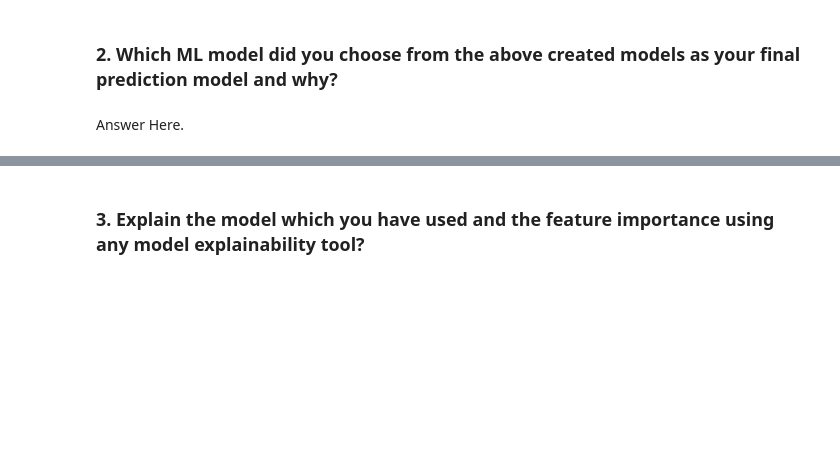
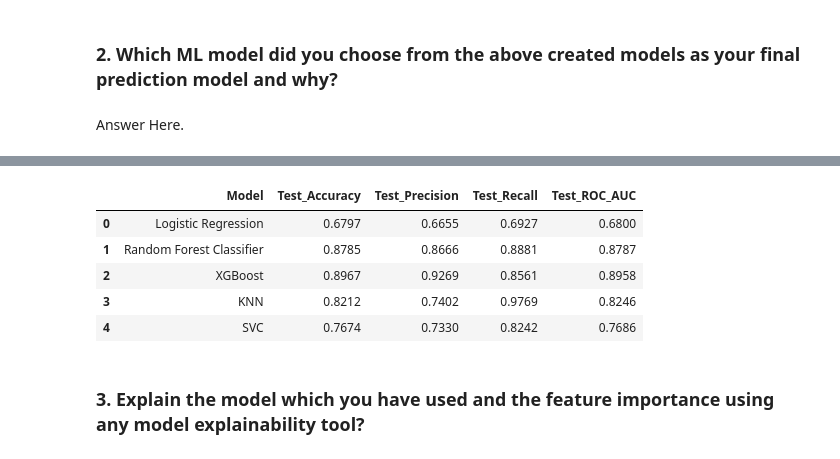
Before and after one commit to Shraddha6999/CARDIOVASCULAR-RISK-PREDICTION-, a Jupyter notebook: Cardiovascular_Risk_Prediction.ipynb, the cells around one changed output, grey strips where cells are left out. Saved outputs shown, nothing was run; the diff lists cells and outputs as text; code cells hidden in the pictures; blank space fills up the shorter version.

```diff
--- a/Cardiovascular_Risk_Prediction.ipynb
+++ b/Cardiovascular_Risk_Prediction.ipynb
@@ -1947,3 +1990,28 @@ Answer Here.
+# %%
+# Storing metrics in order to make dataframe of metrics
+# (after cross validation and hyperparameter tuning)
+Model          = ["Logistic Regression", "Random Forest Classifier", "XGBoost", "KNN", "SVC"]
+Test_Accuracy  = [0.6797,0.8785,0.8967,0.8212,0.7674]
+Test_Precision = [0.6655,0.8666,0.9269,0.7402,0.7330]
+Test_Recall    = [0.6927,0.8881,0.8561,0.9769,0.8242]
+Test_ROC_AUC   = [0.6800,0.8787,0.8958,0.8246,0.7686]
+# Create dataframe from the lists
+data = {'Model' : Model,
+        'Test_Accuracy'  : Test_Accuracy,
+        'Test_Precision' : Test_Precision,
+        'Test_Recall'    : Test_Recall,
+        'Test_ROC_AUC'   : Test_ROC_AUC}
+Metric_df = pd.DataFrame(data)
+
+# Printing dataframe
+Metric_df
+# %% [output]
+|  | Model | Test_Accuracy | Test_Precision | Test_Recall | Test_ROC_AUC |
+| 0 | Logistic Regression | 0.6797 | 0.6655 | 0.6927 | 0.6800 |
+| 1 | Random Forest Classifier | 0.8785 | 0.8666 | 0.8881 | 0.8787 |
+| 2 | XGBoost | 0.8967 | 0.9269 | 0.8561 | 0.8958 |
+| 3 | KNN | 0.8212 | 0.7402 | 0.9769 | 0.8246 |
+| 4 | SVC | 0.7674 | 0.7330 | 0.8242 | 0.7686 |
 # %% [markdown]
 ### 3. Explain the model which you have used and the feature importance using any model explainability tool?
 # %% [markdown]
```
Also changed, not shown: parts of 11 cells of this notebook.
